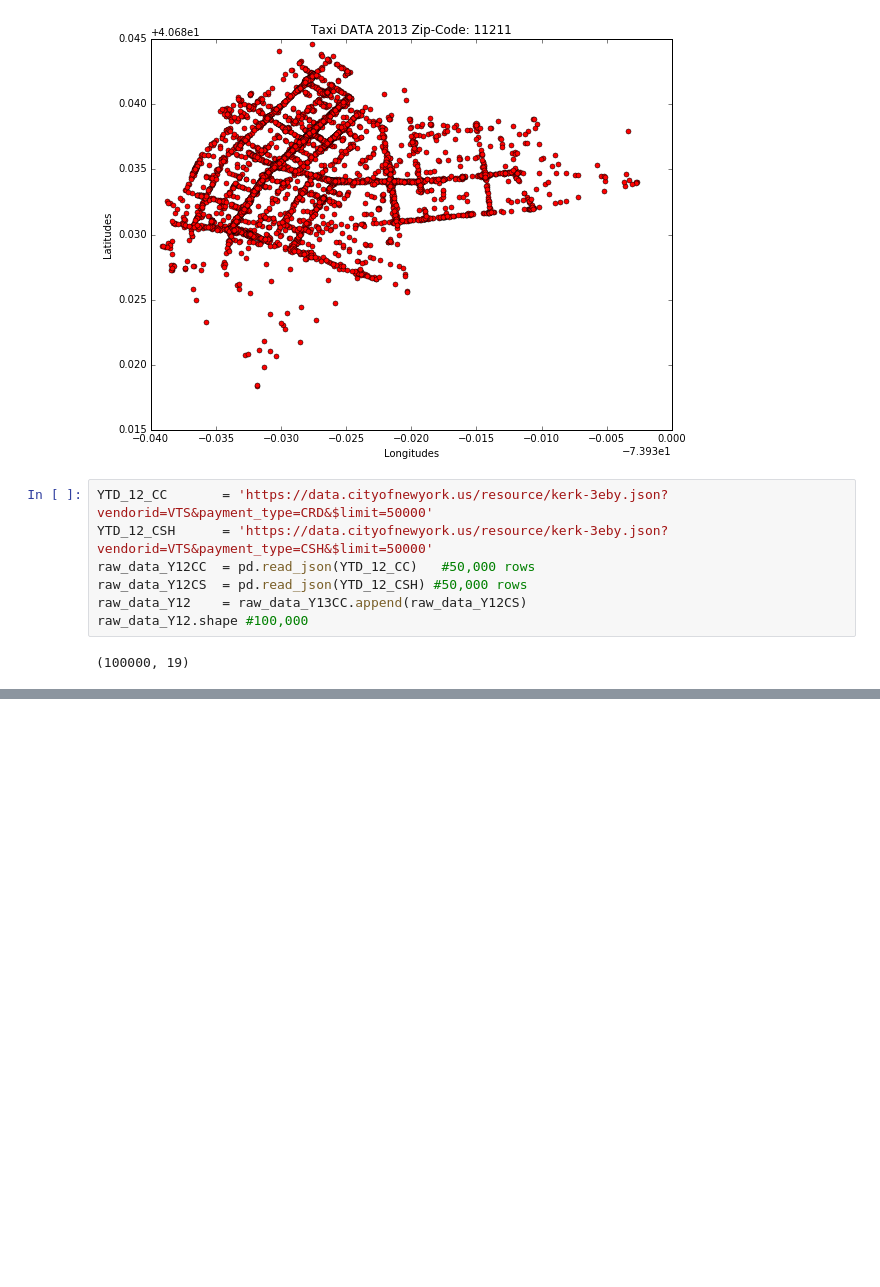
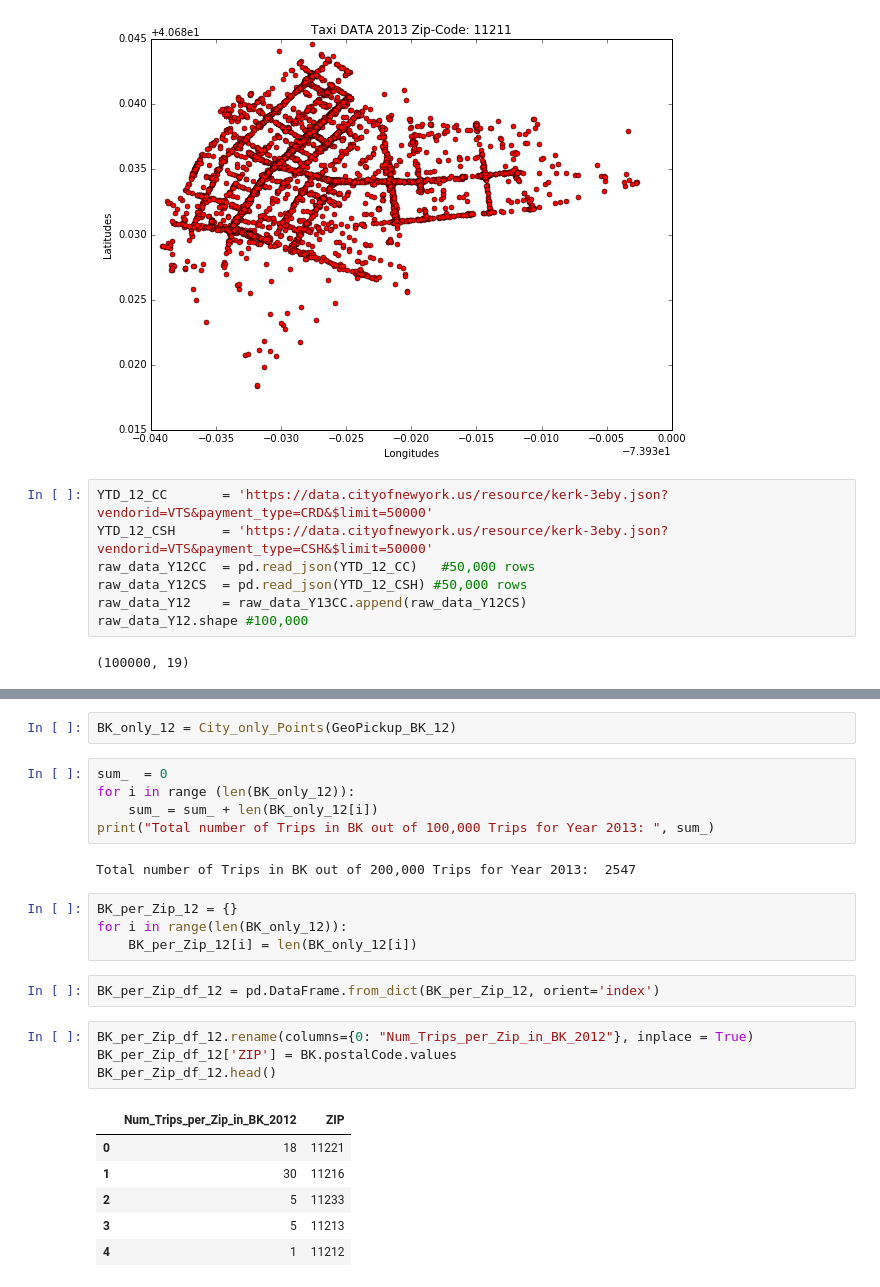
Before and after one commit to cjallow/DataScience-Project, a Jupyter notebook: TAXI_DATA_EXPLORATION-GENTRIFICATION_EXPLORER_CJ.ipynb, the cells around one changed output, grey strips where cells are left out. Drawn from its saved outputs; the diff is of its cells as text; blank space fills up the shorter version.

```diff
--- a/TAXI_DATA_EXPLORATION-GENTRIFICATION_EXPLORER_CJ.ipynb
+++ b/TAXI_DATA_EXPLORATION-GENTRIFICATION_EXPLORER_CJ.ipynb
@@ -337,0 +370,26 @@ for i in range(1):
+# %%
+BK_only_12 = City_only_Points(GeoPickup_BK_12)
+# %%
+sum_  = 0
+for i in range (len(BK_only_12)):
+    sum_ = sum_ + len(BK_only_12[i])
+print("Total number of Trips in BK out of 100,000 Trips for Year 2013: ", sum_)
+# %% [output]
+Total number of Trips in BK out of 200,000 Trips for Year 2013:  2547
+# %%
+BK_per_Zip_12 = {}
+for i in range(len(BK_only_12)):
+    BK_per_Zip_12[i] = len(BK_only_12[i])
+# %%
+BK_per_Zip_df_12 = pd.DataFrame.from_dict(BK_per_Zip_12, orient='index')
+# %%
+BK_per_Zip_df_12.rename(columns={0: "Num_Trips_per_Zip_in_BK_2012"}, inplace = True)
+BK_per_Zip_df_12['ZIP'] = BK.postalCode.values
+BK_per_Zip_df_12.head()
+# %% [output]
+|  | Num_Trips_per_Zip_in_BK_2012 | ZIP |
+| 0 | 18 | 11221 |
+| 1 | 30 | 11216 |
+| 2 | 5 | 11233 |
+| 3 | 5 | 11213 |
+| 4 | 1 | 11212 |
```
Also changed, not shown: parts of 15 cells of this notebook.
